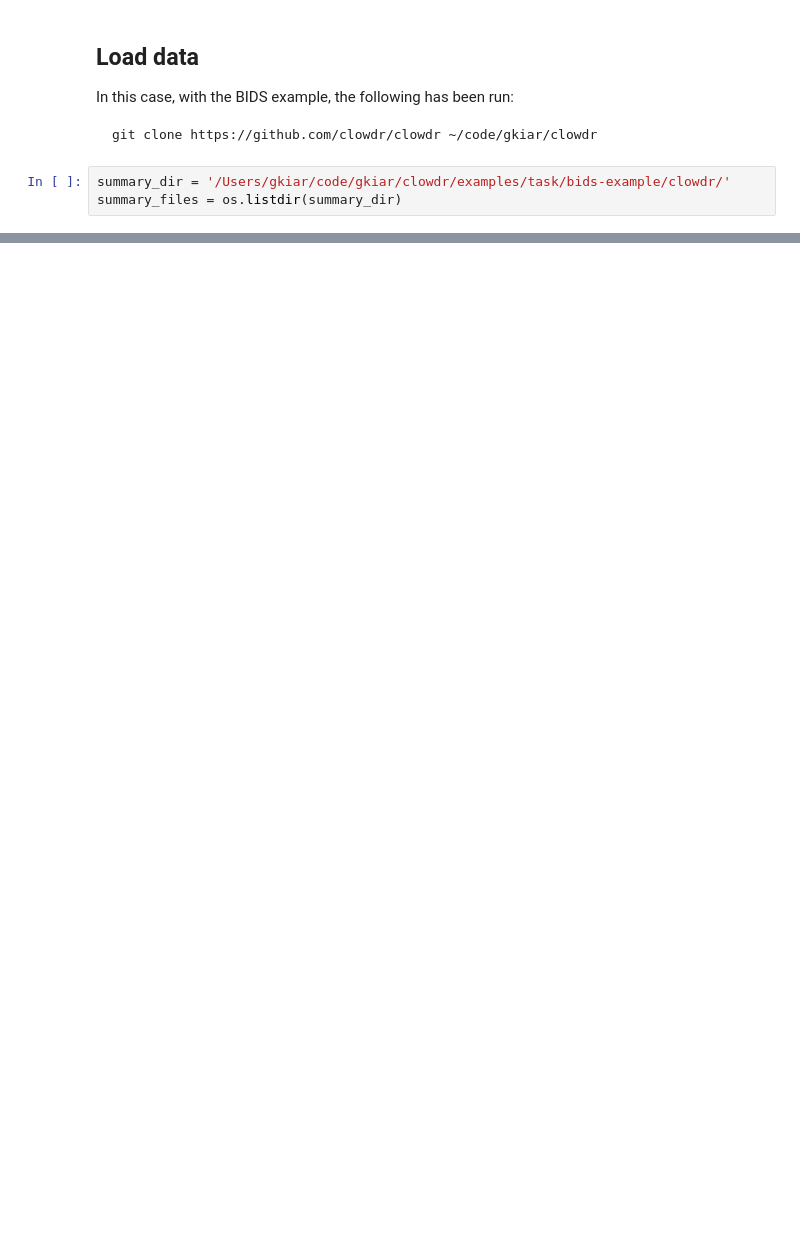
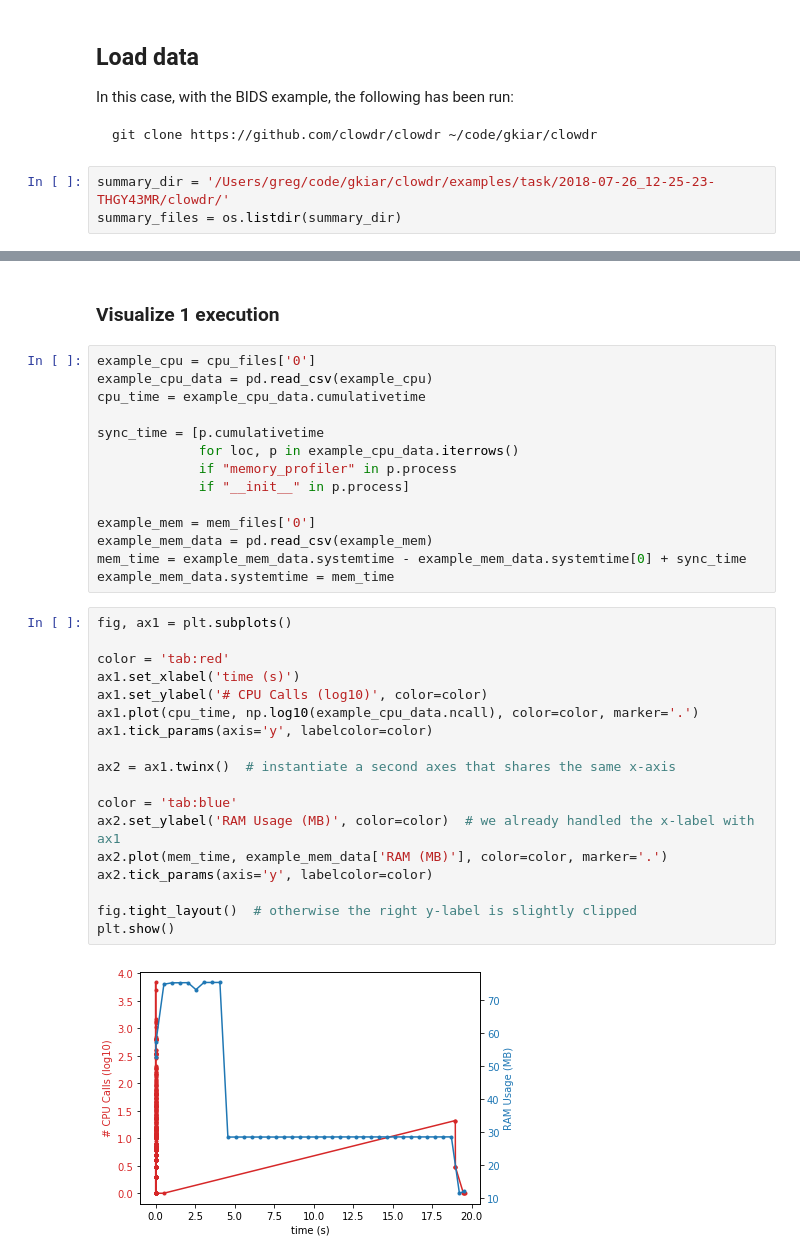
Before and after one commit to clowdr/clowdr-paper, a Jupyter notebook: code/clowdr_paper_execution_exploration.ipynb, the cells around one changed output, grey strips where cells are left out. Drawn from its saved outputs; the diff is of its cells as text; blank space fills up the shorter version.

Commit message:
updated notebook with memory and cpu plotting

````diff
--- a/code/clowdr_paper_execution_exploration.ipynb
+++ b/code/clowdr_paper_execution_exploration.ipynb
@@ -16,7 +16,7 @@ In this case, with the BIDS example, the following has been run:
 git clone https://github.com/clowdr/clowdr ~/code/gkiar/clowdr
 ```
 # %%
-summary_dir = '/Users/gkiar/code/gkiar/clowdr/examples/task/bids-example/clowdr/'
+summary_dir = '/Users/greg/code/gkiar/clowdr/examples/task/2018-07-26_12-25-23-THGY43MR/clowdr/'
 summary_files = os.listdir(summary_dir)
 # %%
 cpu_r = re.compile('^task-([0-9]+)-cputiming.csv$')
@@ -68,0 +31,36 @@ example_cpu_data.iloc[426].subcalls
+# %% [markdown]
+### Visualize 1 execution
+# %%
+example_cpu = cpu_files['0']
+example_cpu_data = pd.read_csv(example_cpu)
+cpu_time = example_cpu_data.cumulativetime
+
+sync_time = [p.cumulativetime
+             for loc, p in example_cpu_data.iterrows()
+             if "memory_profiler" in p.process
+             if "__init__" in p.process]
+
+example_mem = mem_files['0']
+example_mem_data = pd.read_csv(example_mem)
+mem_time = example_mem_data.systemtime - example_mem_data.systemtime[0] + sync_time
+example_mem_data.systemtime = mem_time
+# %%
+fig, ax1 = plt.subplots()
+
+color = 'tab:red'
+ax1.set_xlabel('time (s)')
+ax1.set_ylabel('# CPU Calls (log10)', color=color)
+ax1.plot(cpu_time, np.log10(example_cpu_data.ncall), color=color, marker='.')
+ax1.tick_params(axis='y', labelcolor=color)
+
+ax2 = ax1.twinx()  # instantiate a second axes that shares the same x-axis
+
+color = 'tab:blue'
+ax2.set_ylabel('RAM Usage (MB)', color=color)  # we already handled the x-label with ax1
+ax2.plot(mem_time, example_mem_data['RAM (MB)'], color=color, marker='.')
+ax2.tick_params(axis='y', labelcolor=color)
+
+fig.tight_layout()  # otherwise the right y-label is slightly clipped
+plt.show()
+# %% [output]
+[figure, added]
````
Also changed, not shown: parts of 8 cells of this notebook.
